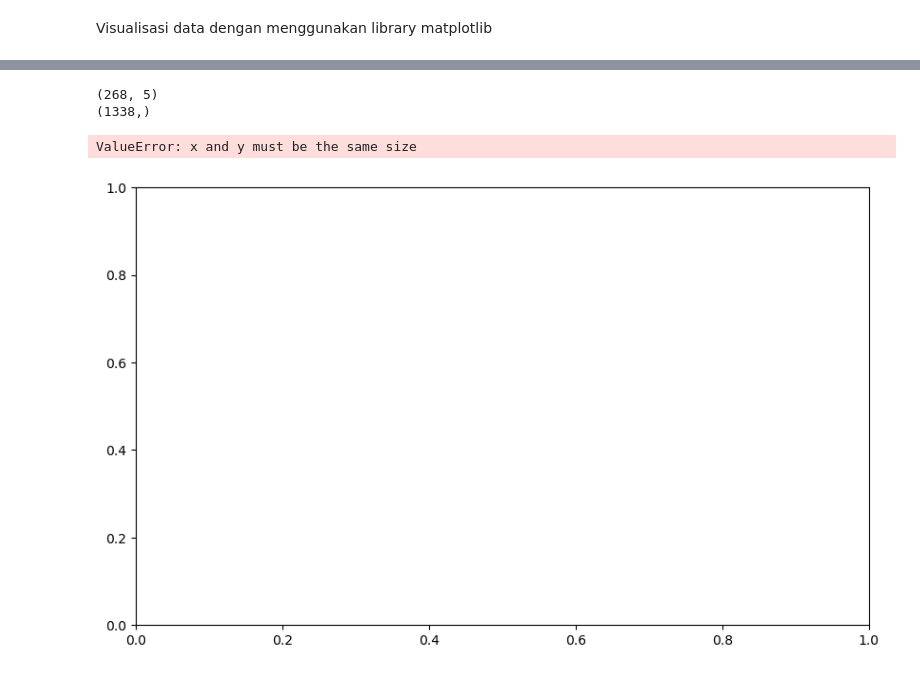
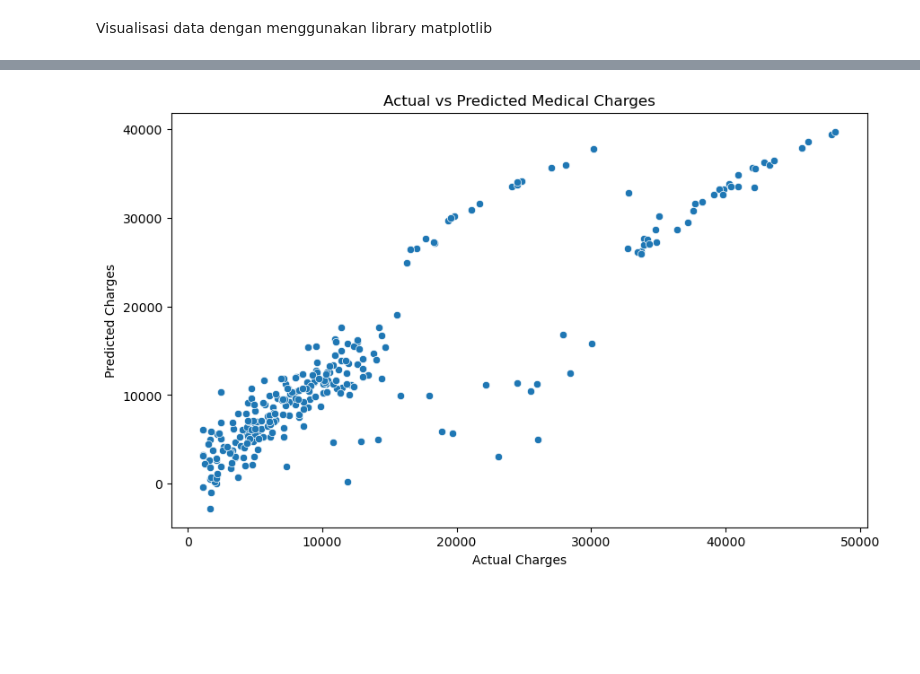
Before and after one commit to ichaputri/Machine_Learning, a Jupyter notebook: Jobsheet 3 - Minggu 3/TugasPraktik.ipynb, the cells around one changed output, grey strips where cells are left out. Saved outputs shown, nothing was run; the diff lists cells and outputs as text; code cells hidden in the pictures; blank space fills up the shorter version.

```diff
--- a/Jobsheet 3 - Minggu 3/TugasPraktik.ipynb
+++ b/Jobsheet 3 - Minggu 3/TugasPraktik.ipynb
@@ -101,3 +95,8 @@ y_scaled = sc_Y.fit_transform(y.values.reshape(-1, 1))
+# %%
+# Feature scaling
+scaler = StandardScaler()
+X_train_scaled = scaler.fit_transform(X_train)
+X_test_scaled = scaler.transform(X_test)
 # %% [markdown]
 4. Buat model multiple linear regression menggunakan Scikit-Learn.
 # %%
@@ -109,10 +108,10 @@ model = LinearRegression()
 5. Latih model pada data latih dan lakukan prediksi pada data uji.
 # %%
 # Melatih model menggunakan data latih
-model.fit(X_train, y_train)
+model.fit(X_train_scaled, y_train)
 
 # Melakukan prediksi pada data uji
-y_pred = model.predict(X_test)
+y_pred = model.predict(X_test_scaled)
 # %% [markdown]
 cek akurasi
 # %%
@@ -128,20 +127,20 @@ import numpy as np
 # Evaluasi model
 from sklearn.metrics import mean_absolute_error, mean_squared_error, r2_score
 
-y_actual = y
-y_pred = model.predict(X)
+# y_actual = y
+y_pred = model.predict(X_test_scaled)
 
 # Menghitung MAE
-mae = mean_absolute_error(y_actual, y_pred)
+mae = mean_absolute_error(y_test, y_pred)
 
 # Menghitung MSE
-mse = mean_squared_error(y_actual, y_pred)
+mse = mean_squared_error(y_test, y_pred)
 
 # Menghitung RMSE
 rmse = np.sqrt(mse)
 
 # Menghitung R-squared
-r2 = r2_score(y_actual, y_pred)
+r2 = r2_score(y_test, y_pred)
 
 print("MAE:", mae)
 print("MSE:", mse)
@@ -175,21 +156,10 @@ memory usage: 52.4+ KB
-# %%
-print(X_test.shape)
-print(y_pred.shape)
-# %% [output]
-(268, 5)
-(1338,)
 # %%
-# Pastikan y_pred dan y_test adalah numpy arrays
-y_pred = np.array(y_pred).flatten()
-y_test = np.array(y_test).flatten()
-
-# Visualisasi hasil prediksi
+# Visualize the actual vs predicted charges
 plt.figure(figsize=(10, 6))
-plt.scatter(y_test, y_pred, color='blue')
+sns.scatterplot(x=y_test, y=y_pred)
 plt.xlabel('Actual Charges')
 plt.ylabel('Predicted Charges')
-plt.title('Actual vs Predicted Charges')
+plt.title('Actual vs Predicted Medical Charges')
 plt.show()
 # %% [output]
-ValueError: x and y must be the same size
-[figure, old version]
+[figure, new version]
```
Also changed, not shown: parts of 6 cells of this notebook.
